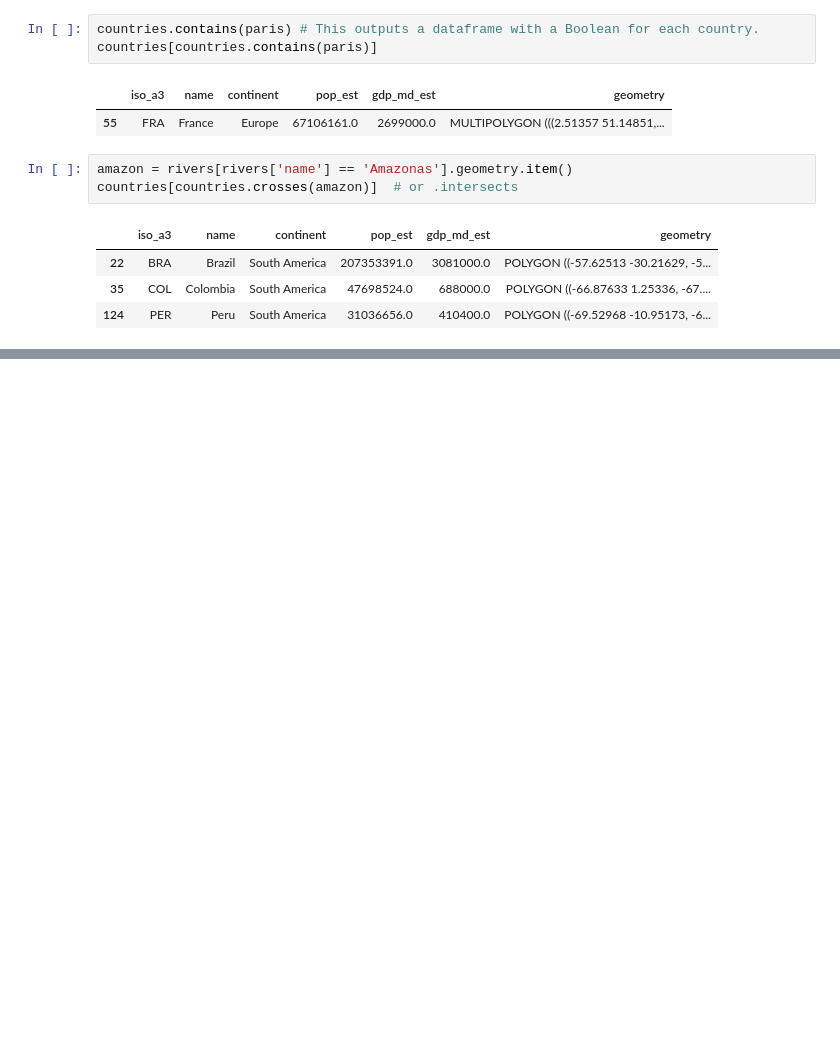
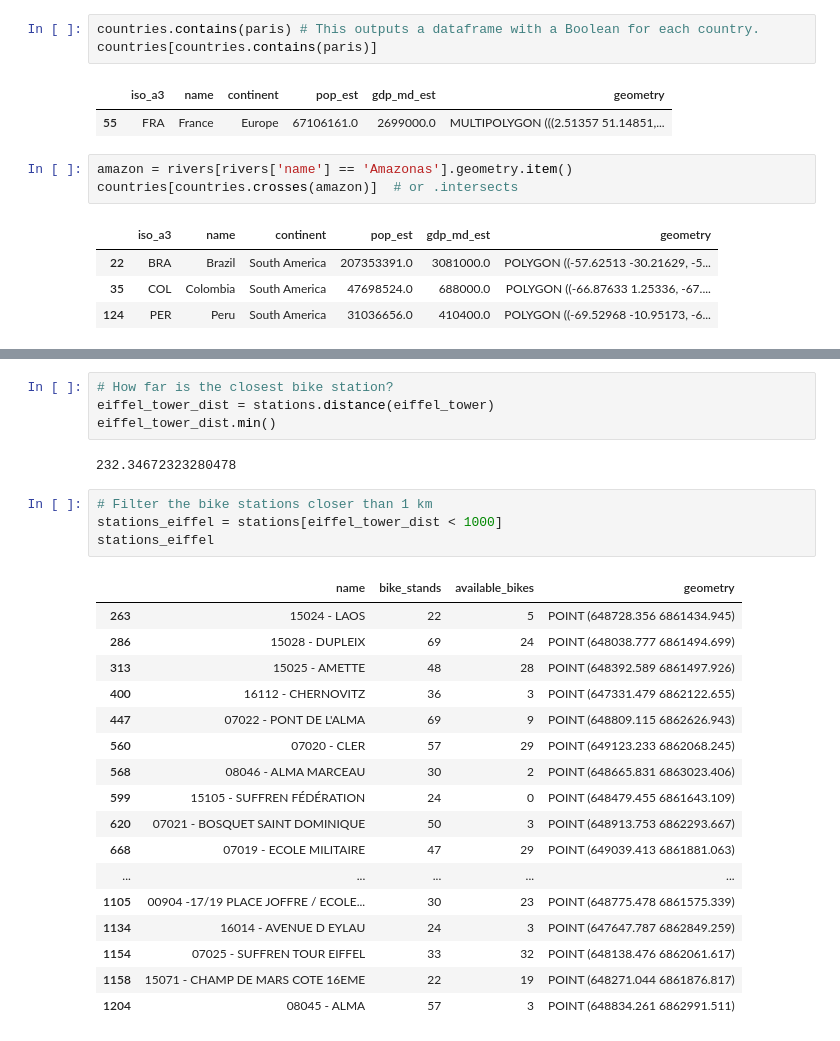
Before and after one commit to liljafreja/geopython, a Jupyter notebook: spatial_relationships_joins.ipynb, the cells around one changed output, grey strips where cells are left out. Saved outputs shown, nothing was run; the diff lists cells and outputs as text; blank space fills up the shorter version.

```diff
--- a/spatial_relationships_joins.ipynb
+++ b/spatial_relationships_joins.ipynb
@@ -47,0 +99,28 @@ countries[countries.crosses(amazon)]  # or .intersects
+# %%
+# How far is the closest bike station?
+eiffel_tower_dist = stations.distance(eiffel_tower)
+eiffel_tower_dist.min()
+# %% [output]
+232.34672323280478
+# %%
+# Filter the bike stations closer than 1 km
+stations_eiffel = stations[eiffel_tower_dist < 1000]
+stations_eiffel
+# %% [output]
+|  | name | bike_stands | available_bikes | geometry |
+| 263 | 15024 - LAOS | 22 | 5 | POINT (648728.356 6861434.945) |
+| 286 | 15028 - DUPLEIX | 69 | 24 | POINT (648038.777 6861494.699) |
+| 313 | 15025 - AMETTE | 48 | 28 | POINT (648392.589 6861497.926) |
+| 400 | 16112 - CHERNOVITZ | 36 | 3 | POINT (647331.479 6862122.655) |
+| 447 | 07022 - PONT DE L'ALMA | 69 | 9 | POINT (648809.115 6862626.943) |
+| 560 | 07020 - CLER | 57 | 29 | POINT (649123.233 6862068.245) |
+| 568 | 08046 - ALMA MARCEAU | 30 | 2 | POINT (648665.831 6863023.406) |
+| 599 | 15105 - SUFFREN FÉDÉRATION | 24 | 0 | POINT (648479.455 6861643.109) |
+| 620 | 07021 - BOSQUET SAINT DOMINIQUE | 50 | 3 | POINT (648913.753 6862293.667) |
+| 668 | 07019 - ECOLE MILITAIRE | 47 | 29 | POINT (649039.413 6861881.063) |
+| ... | ... | ... | ... | ... |
+| 1105 | 00904 -17/19 PLACE JOFFRE / ECOLE... | 30 | 23 | POINT (648775.478 6861575.339) |
+| 1134 | 16014 - AVENUE D EYLAU | 24 | 3 | POINT (647647.787 6862849.259) |
+| 1154 | 07025 - SUFFREN TOUR EIFFEL | 33 | 32 | POINT (648138.476 6862061.617) |
+| 1158 | 15071 - CHAMP DE MARS COTE 16EME | 22 | 19 | POINT (648271.044 6861876.817) |
+| 1204 | 08045 - ALMA | 57 | 3 | POINT (648834.261 6862991.511) |
```
Also changed, not shown: parts of 9 cells of this notebook.
